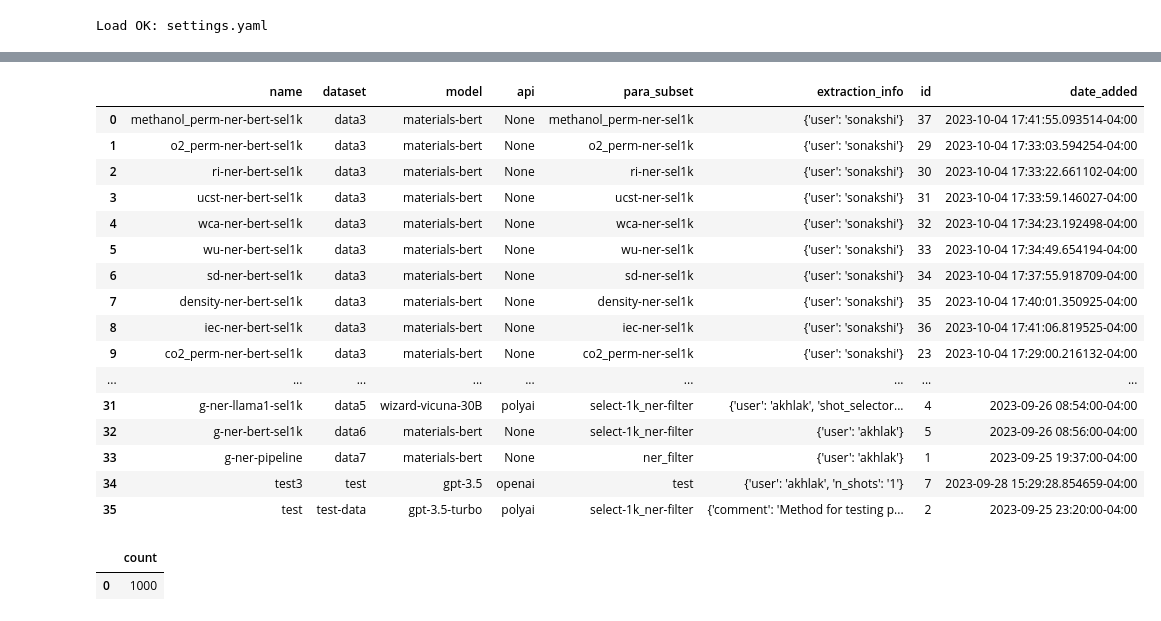
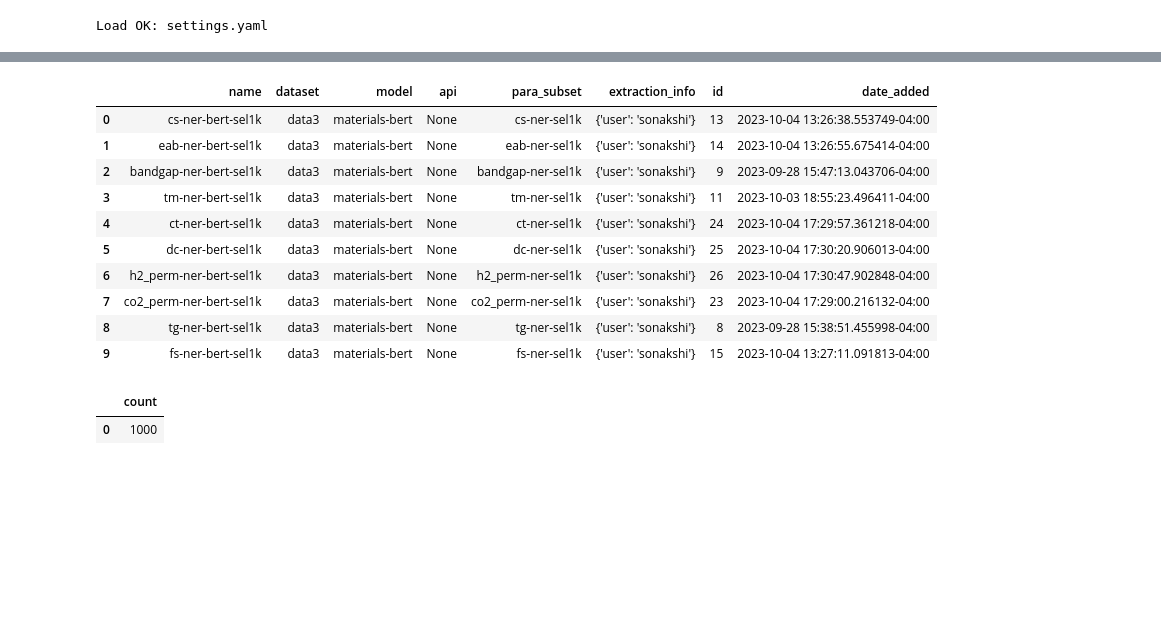
Before and after one commit to Ramprasad-Group/PromptDataExtraction, a Jupyter notebook: notebooks/Analyze-Select-1k.ipynb, the cells around one changed output, grey strips where cells are left out. Cells and saved outputs as stored; diff of their text form; code cells hidden in the pictures; blank space fills up the shorter version.

```diff
--- a/notebooks/Analyze-Select-1k.ipynb
+++ b/notebooks/Analyze-Select-1k.ipynb
@@ -46,24 +41,18 @@ Image(filename="notebooks/Figure01.png")
 # %%
 # List of extraction methods.
-execute("""select * from extraction_methods order by dataset""")
+execute("""select * from extraction_methods order by dataset Limit 10""")
 # %% [output]
 |  | name | dataset | model | api | para_subset | extraction_info | id | date_added |
-| 0 | methanol_perm-ner-bert-sel1k | data3 | materials-bert | None | methanol_perm-ner-sel1k | {'user': 'sonakshi'} | 37 | 2023-10-04 17:41:55.093514-04:00 |
-| 1 | o2_perm-ner-bert-sel1k | data3 | materials-bert | None | o2_perm-ner-sel1k | {'user': 'sonakshi'} | 29 | 2023-10-04 17:33:03.594254-04:00 |
-| 2 | ri-ner-bert-sel1k | data3 | materials-bert | None | ri-ner-sel1k | {'user': 'sonakshi'} | 30 | 2023-10-04 17:33:22.661102-04:00 |
-| 3 | ucst-ner-bert-sel1k | data3 | materials-bert | None | ucst-ner-sel1k | {'user': 'sonakshi'} | 31 | 2023-10-04 17:33:59.146027-04:00 |
-| 4 | wca-ner-bert-sel1k | data3 | materials-bert | None | wca-ner-sel1k | {'user': 'sonakshi'} | 32 | 2023-10-04 17:34:23.192498-04:00 |
-| 5 | wu-ner-bert-sel1k | data3 | materials-bert | None | wu-ner-sel1k | {'user': 'sonakshi'} | 33 | 2023-10-04 17:34:49.654194-04:00 |
-| 6 | sd-ner-bert-sel1k | data3 | materials-bert | None | sd-ner-sel1k | {'user': 'sonakshi'} | 34 | 2023-10-04 17:37:55.918709-04:00 |
-| 7 | density-ner-bert-sel1k | data3 | materials-bert | None | density-ner-sel1k | {'user': 'sonakshi'} | 35 | 2023-10-04 17:40:01.350925-04:00 |
-| 8 | iec-ner-bert-sel1k | data3 | materials-bert | None | iec-ner-sel1k | {'user': 'sonakshi'} | 36 | 2023-10-04 17:41:06.819525-04:00 |
-| 9 | co2_perm-ner-bert-sel1k | data3 | materials-bert | None | co2_perm-ner-sel1k | {'user': 'sonakshi'} | 23 | 2023-10-04 17:29:00.216132-04:00 |
-| ... | ... | ... | ... | ... | ... | ... | ... | ... |
-| 31 | g-ner-llama1-sel1k | data5 | wizard-vicuna-30B | polyai | select-1k_ner-filter | {'user': 'akhlak', 'shot_selector... | 4 | 2023-09-26 08:54:00-04:00 |
-| 32 | g-ner-bert-sel1k | data6 | materials-bert | None | select-1k_ner-filter | {'user': 'akhlak'} | 5 | 2023-09-26 08:56:00-04:00 |
-| 33 | g-ner-pipeline | data7 | materials-bert | None | ner_filter | {'user': 'akhlak'} | 1 | 2023-09-25 19:37:00-04:00 |
-| 34 | test3 | test | gpt-3.5 | openai | test | {'user': 'akhlak', 'n_shots': '1'} | 7 | 2023-09-28 15:29:28.854659-04:00 |
-| 35 | test | test-data | gpt-3.5-turbo | polyai | select-1k_ner-filter | {'comment': 'Method for testing p... | 2 | 2023-09-25 23:20:00-04:00 |
+| 0 | cs-ner-bert-sel1k | data3 | materials-bert | None | cs-ner-sel1k | {'user': 'sonakshi'} | 13 | 2023-10-04 13:26:38.553749-04:00 |
+| 1 | eab-ner-bert-sel1k | data3 | materials-bert | None | eab-ner-sel1k | {'user': 'sonakshi'} | 14 | 2023-10-04 13:26:55.675414-04:00 |
+| 2 | bandgap-ner-bert-sel1k | data3 | materials-bert | None | bandgap-ner-sel1k | {'user': 'sonakshi'} | 9 | 2023-09-28 15:47:13.043706-04:00 |
+| 3 | tm-ner-bert-sel1k | data3 | materials-bert | None | tm-ner-sel1k | {'user': 'sonakshi'} | 11 | 2023-10-03 18:55:23.496411-04:00 |
+| 4 | ct-ner-bert-sel1k | data3 | materials-bert | None | ct-ner-sel1k | {'user': 'sonakshi'} | 24 | 2023-10-04 17:29:57.361218-04:00 |
+| 5 | dc-ner-bert-sel1k | data3 | materials-bert | None | dc-ner-sel1k | {'user': 'sonakshi'} | 25 | 2023-10-04 17:30:20.906013-04:00 |
+| 6 | h2_perm-ner-bert-sel1k | data3 | materials-bert | None | h2_perm-ner-sel1k | {'user': 'sonakshi'} | 26 | 2023-10-04 17:30:47.902848-04:00 |
+| 7 | co2_perm-ner-bert-sel1k | data3 | materials-bert | None | co2_perm-ner-sel1k | {'user': 'sonakshi'} | 23 | 2023-10-04 17:29:00.216132-04:00 |
+| 8 | tg-ner-bert-sel1k | data3 | materials-bert | None | tg-ner-sel1k | {'user': 'sonakshi'} | 8 | 2023-09-28 15:38:51.455998-04:00 |
+| 9 | fs-ner-bert-sel1k | data3 | materials-bert | None | fs-ner-sel1k | {'user': 'sonakshi'} | 15 | 2023-10-04 13:27:11.091813-04:00 |
 # %%
 # Number of selected papers.
 execute("""
```
Also changed, not shown: parts of 6 cells of this notebook.
